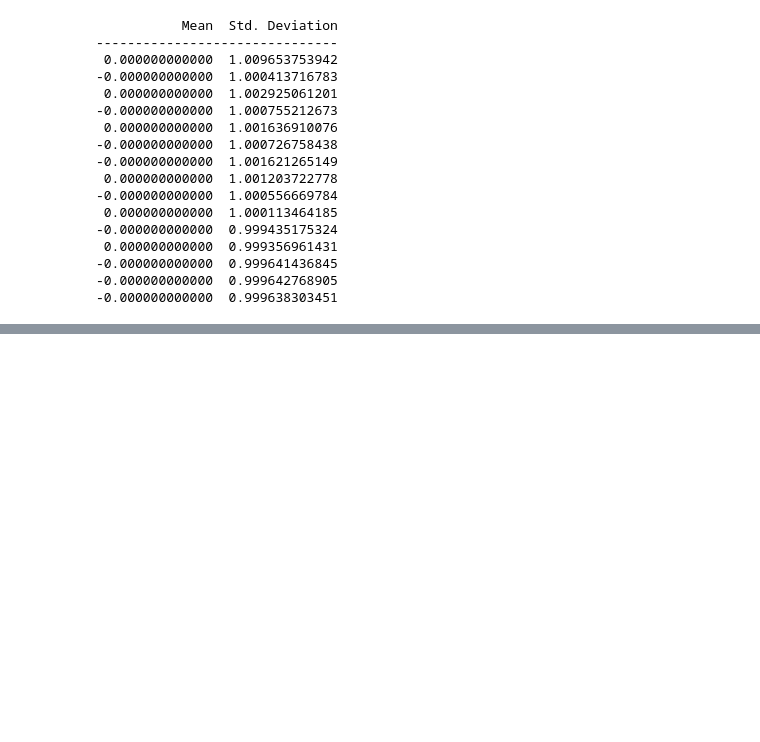
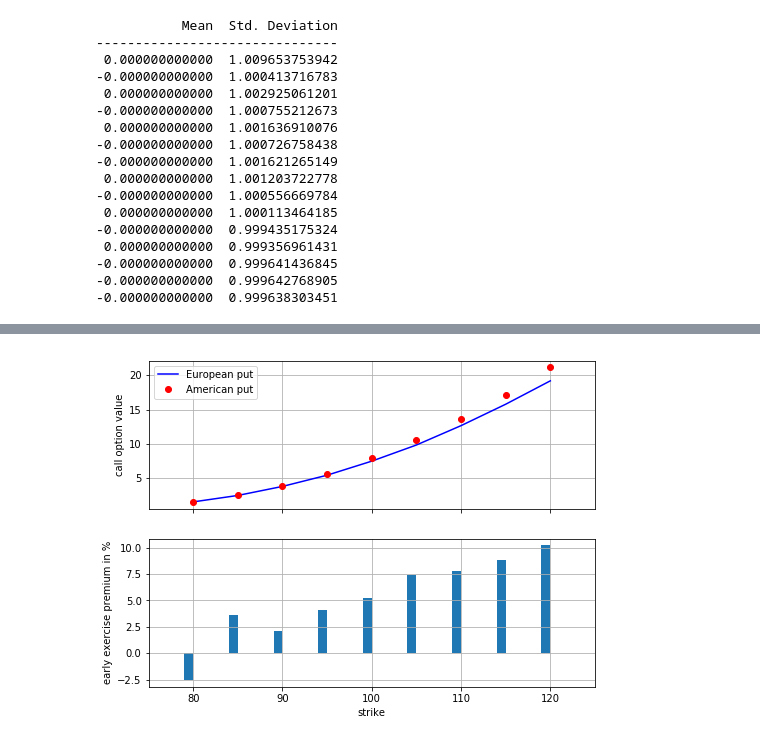
Before and after one commit to socrates77-sh/py4fi, a Jupyter notebook: ch10/ch10.ipynb, the cells around one changed output, grey strips where cells are left out. Saved outputs shown, nothing was run; the diff lists cells and outputs as text; code cells hidden in the pictures; blank space fills up the shorter version.

```diff
--- a/ch10/ch10.ipynb
+++ b/ch10/ch10.ipynb
@@ -427,0 +620,27 @@ for i in range(1, 31, 2):
+# %%
+euro_res = []
+amer_res = []
+k_list = np.arange(80., 120.1, 5.)
+for K in k_list:
+    euro_res.append(gbm_mcs_dyna(K, 'put'))
+    amer_res.append(gbm_mcs_amer(K, 'put'))
+euro_res = np.array(euro_res)
+amer_res = np.array(amer_res)
+# %%
+fig, (ax1, ax2) = plt.subplots(2, 1, sharex=True, figsize=(8, 6))
+ax1.plot(k_list, euro_res, 'b', label='European put')
+ax1.plot(k_list, amer_res, 'ro', label='American put')
+ax1.set_ylabel('call option value')
+ax1.grid(True)
+ax1.legend(loc=0)
+wi = 1.0
+ax2.bar(k_list - wi / 2, (amer_res - euro_res) / euro_res * 100, wi)
+ax2.set_xlabel('strike')
+ax2.set_ylabel('early exercise premium in %')
+ax2.set_xlim(left=75, right=125)
+ax2.grid(True)
+# tag: opt_euro_amer
+# title: Comparsion of European and LSM Monte Carlo estimator values
+# size: 60
+# %% [output]
+[figure, added]
```
Also changed, not shown: parts of 59 cells of this notebook, 4 other files.
